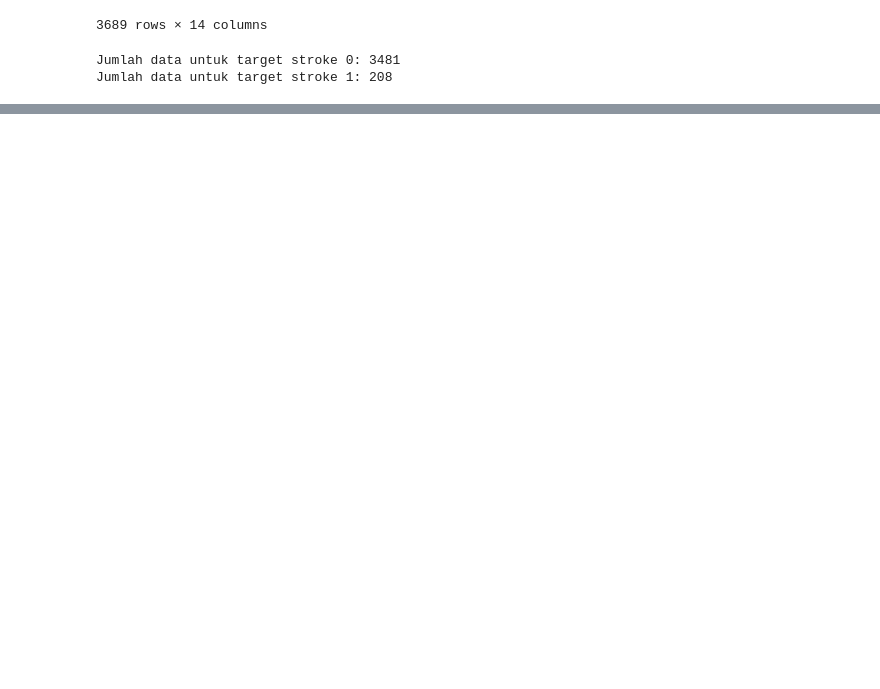
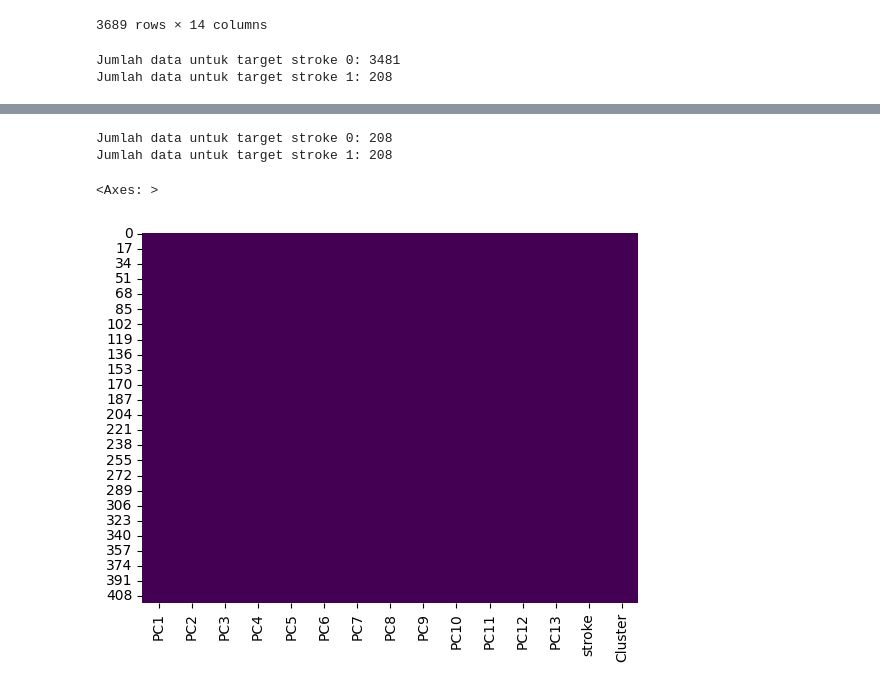
Before and after one commit to avillarafi45/TugasAkhirStrokePrediction, a Jupyter notebook: TugasAkhir.ipynb, the cells around one changed output, grey strips where cells are left out. Drawn from its saved outputs; the diff is of its cells as text; code cells hidden in the pictures; blank space fills up the shorter version.

```diff
--- a/TugasAkhir.ipynb
+++ b/TugasAkhir.ipynb
@@ -1030,0 +1045,16 @@ shutil.copy(output_csv_path, 'D:\Tugas Akhir\Stroke\data_setelah_undersampling.c
+# %%
+# Hitung jumlah data untuk target stroke 0 dan 1 setelah klastering
+class_counts_kmeans = df_resampled['stroke'].value_counts()
+
+# Cetak jumlah data untuk target stroke 0 dan 1 setelah klastering
+print(f'Jumlah data untuk target stroke 0: {class_counts_kmeans[0]}')
+print(f'Jumlah data untuk target stroke 1: {class_counts_kmeans[1]}')
+# %% [output]
+Jumlah data untuk target stroke 0: 208
+Jumlah data untuk target stroke 1: 208
+# %%
+#Membaca missing values dengan menggunakan heatmap
+sns.heatmap(df_resampled.isnull(), cbar=False, cmap='viridis')
+# %% [output]
+<Axes: >
+[figure, added]
```
Also changed, not shown: parts of 14 cells of this notebook, 5 other files.
